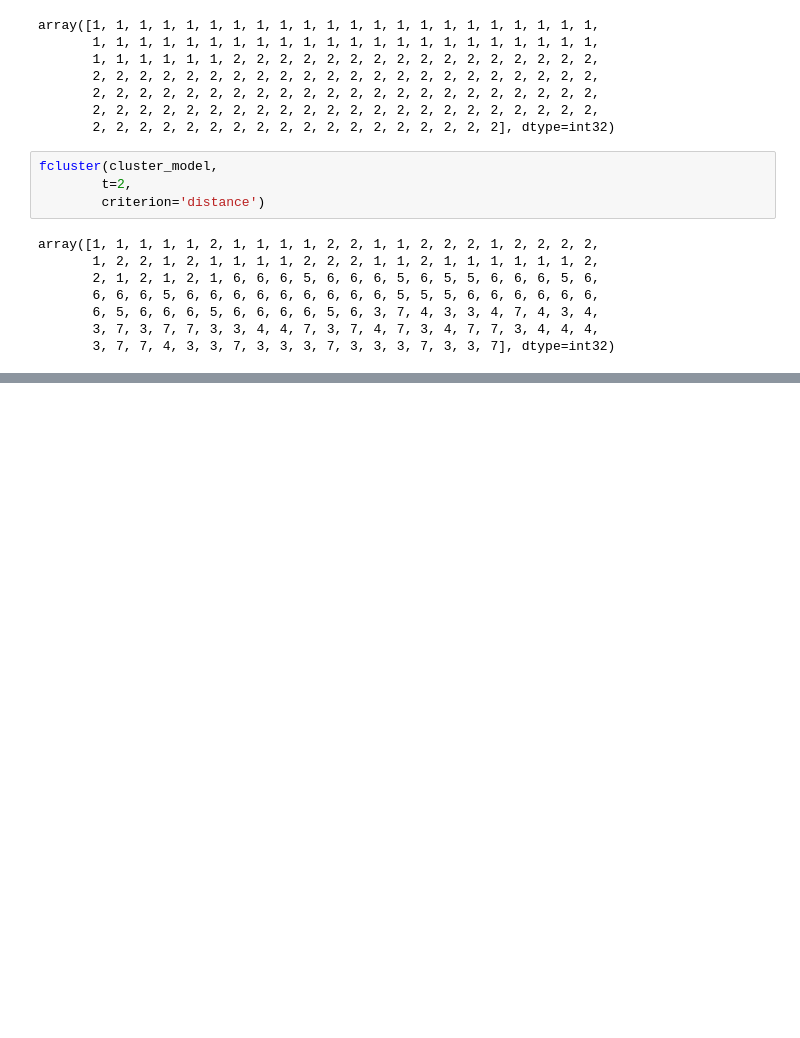
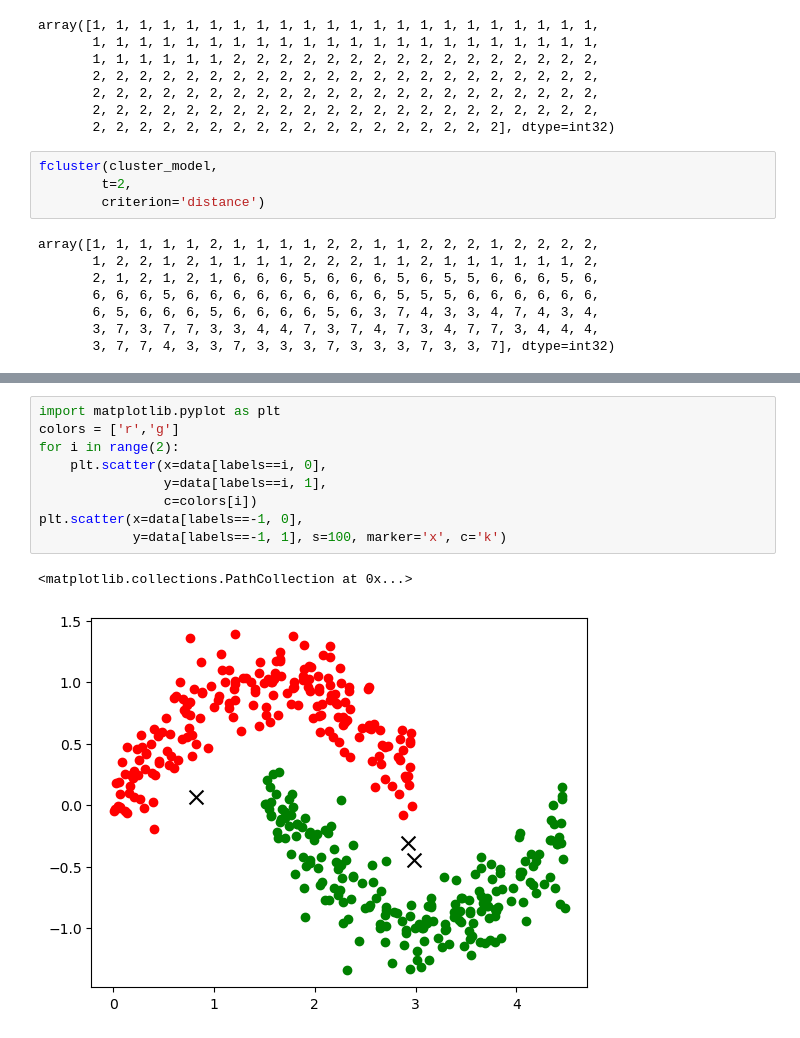
Before and after one commit to yisy0703/ai, a Jupyter notebook: source/13_MachineLearning/2장_군집분석.ipynb, the cells around one changed output, grey strips where cells are left out. Cells and saved outputs as stored; diff of their text form; blank space fills up the shorter version.

```diff
--- a/source/13_MachineLearning/2장_군집분석.ipynb
+++ b/source/13_MachineLearning/2장_군집분석.ipynb
@@ -468,0 +506,12 @@ array([1, 1, 1, 1, 1, 2, 1, 1, 1, 1, 2, 2, 1, 1, 2, 2, 2, 1, 2, 2, 2, 2,
+# %%
+import matplotlib.pyplot as plt
+colors = ['r','g']
+for i in range(2):
+    plt.scatter(x=data[labels==i, 0],
+                y=data[labels==i, 1],
+                c=colors[i])
+plt.scatter(x=data[labels==-1, 0],
+            y=data[labels==-1, 1], s=100, marker='x', c='k')
+# %% [output]
+<matplotlib.collections.PathCollection at 0x...>
+[figure, added]
```
Also changed, not shown: parts of 30 cells of this notebook.
